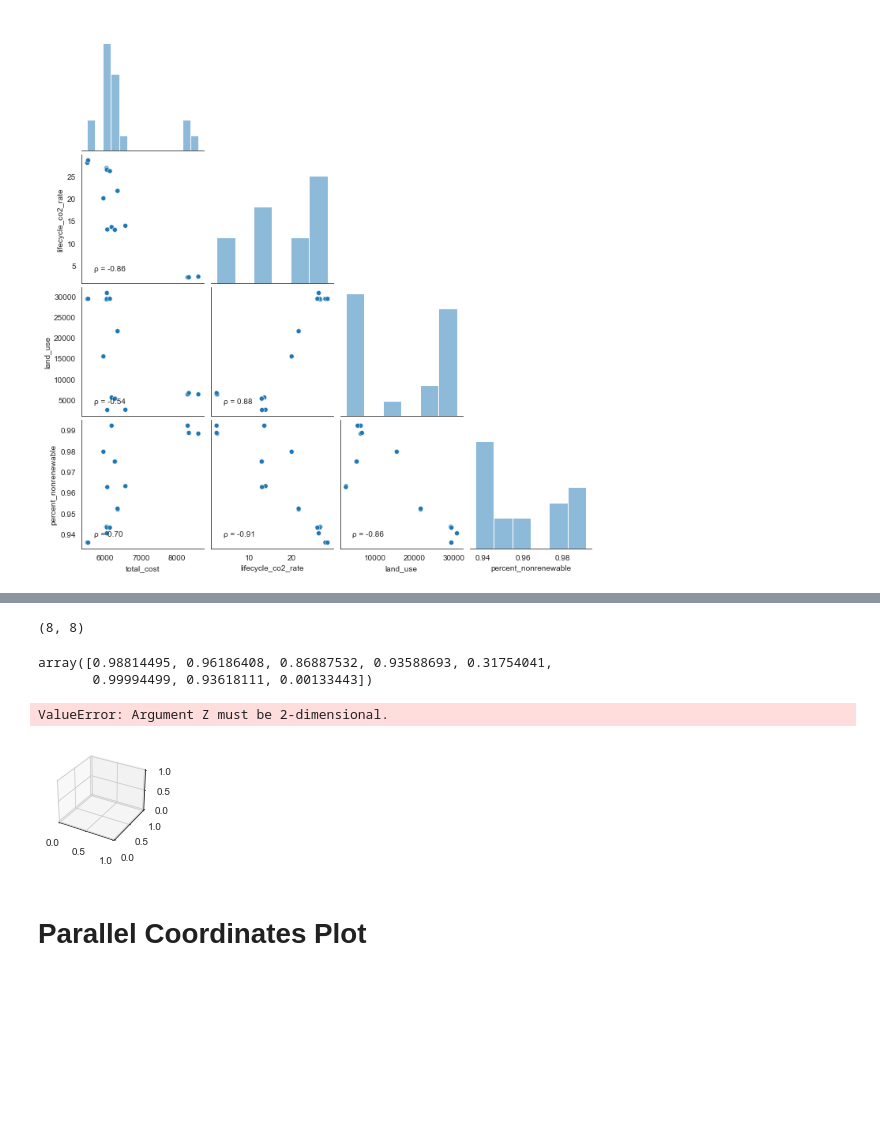
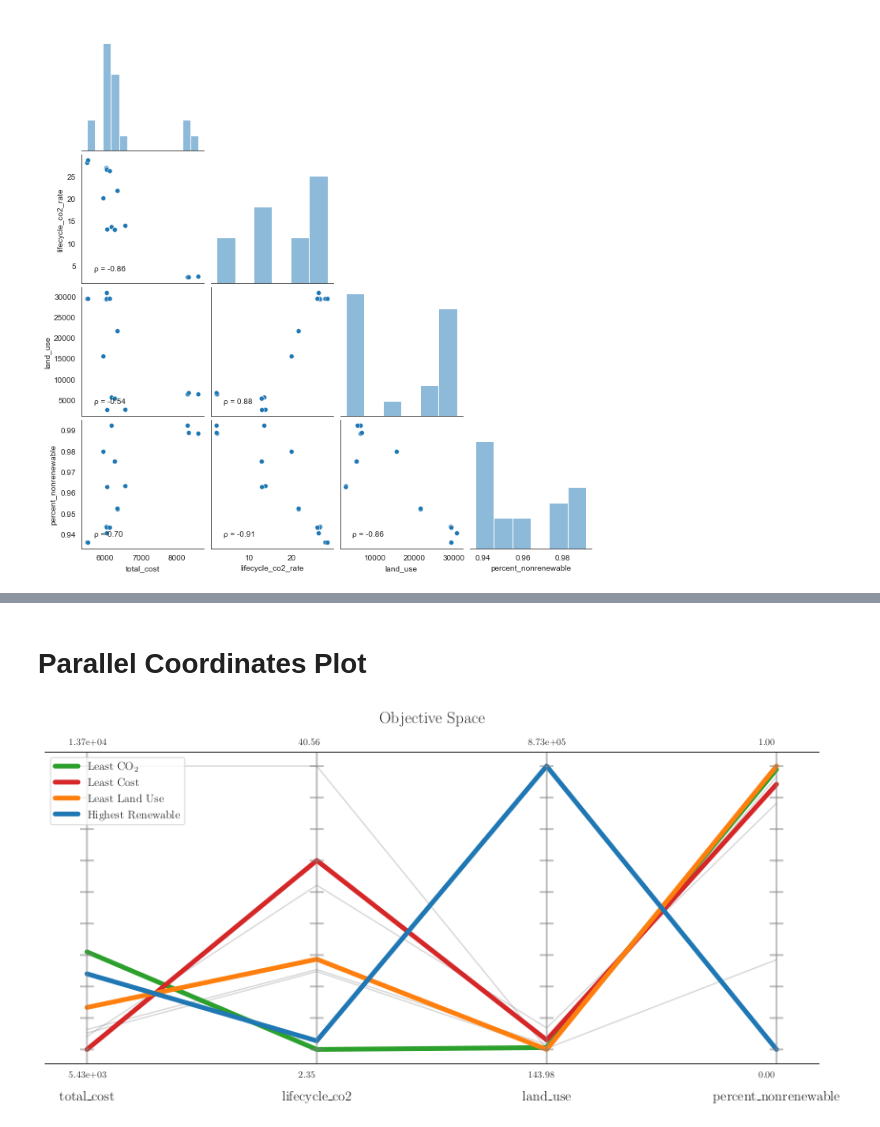
Before and after one commit to samgdotson/2023-dotson-prelim, a Jupyter notebook: analysis/4-objective-analysis.ipynb, the cells around one changed output, grey strips where cells are left out. Drawn from its saved outputs; the diff is of its cells as text; code cells hidden in the pictures; blank space fills up the shorter version.

```diff
--- a/analysis/4-objective-analysis.ipynb
+++ b/analysis/4-objective-analysis.ipynb
@@ -333,2 +186,0 @@ pf3d_norm = pf3d / pf3d.max(axis=0)
-# %%
-obj_cols = list(pf_obj.iloc[:,:3].columns)
@@ -425,34 +187,3 @@ Text(0.5, 0, 'land_use')
-# %%
-Z.shape
-# %% [output]
-(8, 8)
-# %%
-C =
-# %% [output]
-array([0.98814495, 0.96186408, 0.86887532, 0.93588693, 0.31754041,
-       0.99994499, 0.93618111, 0.00133443])
-# %%
-from matplotlib.colors import Normalize
-
-# generate some data
-# Z.ravel()[np.random.choice(Z.size, 10, replace=False)] = np.nan  # some values are nan
-# C = np.cos(X) - np.sin(Y)  # 4th variable, to be represented in 4th dimension using colormap
-# C[np.isnan(Z)] = np.nan  # corresponding values are nan
-
-cmap = plt.cm.turbo
-norm = Normalize(vmin=np.nanmin(C), vmax=np.nanmax(C))
-fc = cmap(norm(C))
-
-fig = plt.figure()
-ax = fig.add_subplot(221, projection='3d')
-# plot the surface for 4th dimension to get its colormap (facecolors)
-surf = ax.plot_surface(X, Y, C, facecolors=fc)
-
-ax = fig.add_subplot(222, projection='3d')
-ax.plot_surface(X, Y, Z, facecolors=fc)
-# %% [output]
-ValueError: Argument Z must be 2-dimensional.
-[figure, removed]
 # %% [markdown]
 # Parallel Coordinates Plot
 # %%
@@ -460 +205,26 @@ from pymoo.visualization.pcp import PCP
+# %%
+obj_labels = obj_cols.copy()
+obj_labels[1] = 'lifecycle_co2'
+plot = PCP(title=("Objective Space", {'pad': 30, 'fontsize':16}),
+           n_ticks=10,
+           legend=(True, {'loc': "upper left", 'fontsize':12}),
+           labels=obj_labels,
+           figsize=(12,6),
+           )
+
+plot.set_axis_style(color="grey", alpha=0.5)
+plot.tight_layout = True
+# plot.normalize_each_axis = False
+plot.add(results.F, color="grey", alpha=0.3)
+
+
+
+plot.add(results.F[0], linewidth=5, color="tab:green", label=r"Least CO$_2$")
+plot.add(results.F[3], linewidth=5, color="tab:red", label="Least Cost")
+plot.add(results.F[5], linewidth=5, color="tab:orange", label=r"Least Land Use")
+plot.add(results.F[7], linewidth=5, color="tab:blue", label="Highest Renewable")
+plot.show()
+plt.savefig("C:/Users/samgd/Research/2023-dotson-prelim/docs/figures/4_obj_objective_space.pgf")
+# %% [output]
+[figure, added]
 # %%
```
Also changed, not shown: parts of 31 cells of this notebook, 5 other files.
